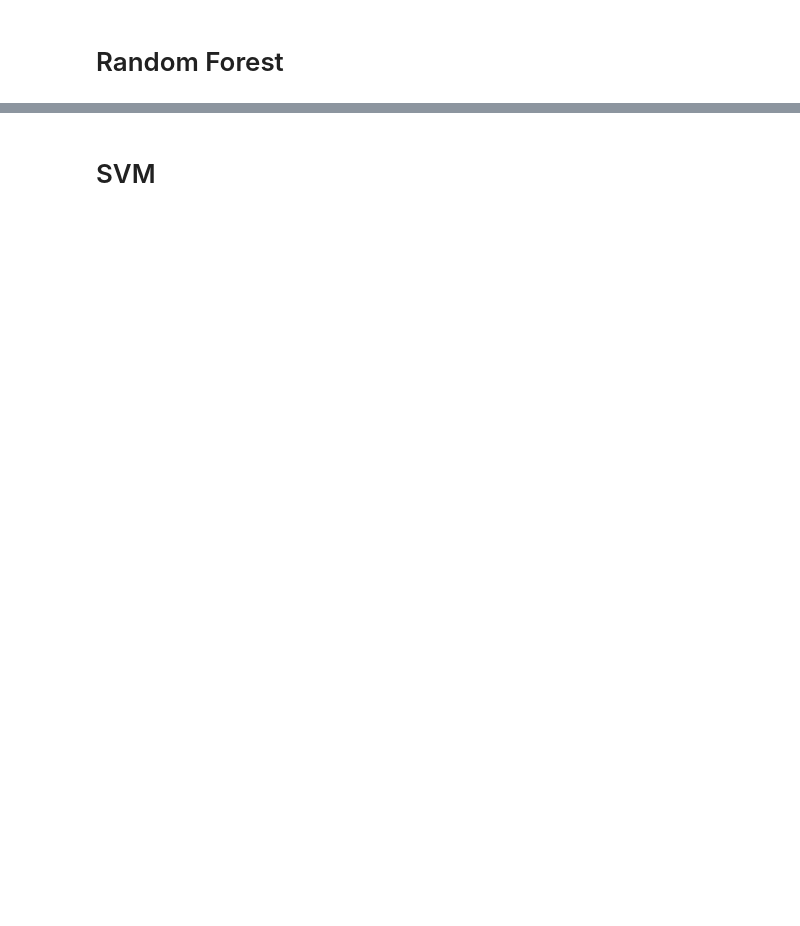
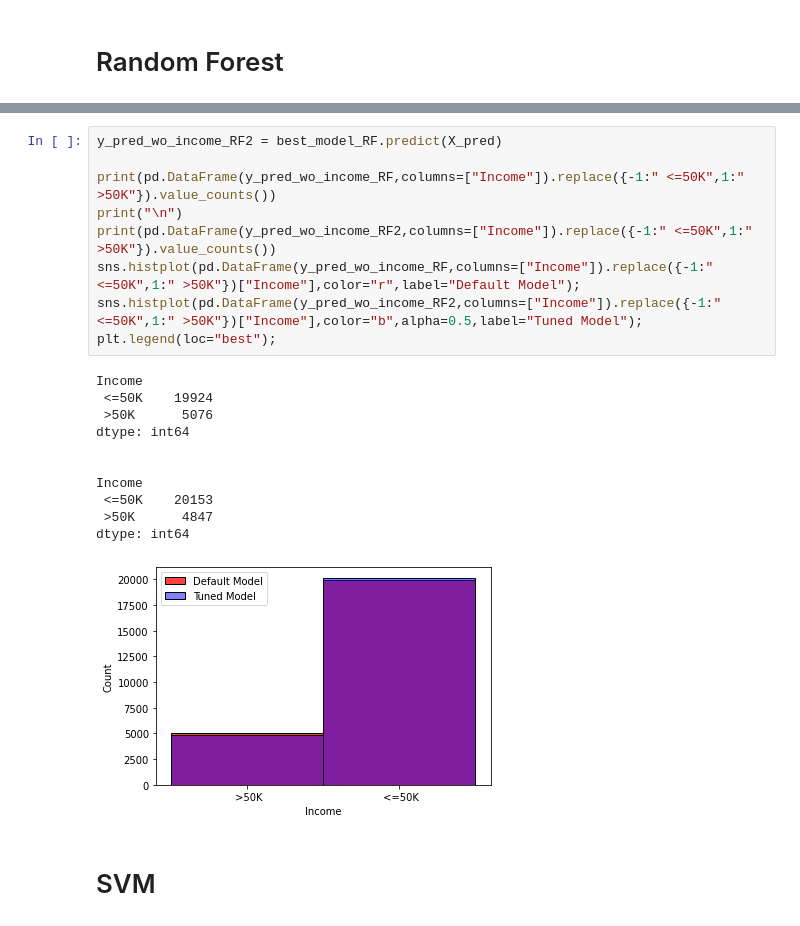
Before and after one commit to Kshitij301199/Income_Classification, a Jupyter notebook: models.ipynb, the cells around one changed output, grey strips where cells are left out. Saved outputs shown, nothing was run; the diff lists cells and outputs as text; blank space fills up the shorter version.

```diff
--- a/models.ipynb
+++ b/models.ipynb
@@ -339,3 +348,24 @@ dtype: int64
+# %%
+y_pred_wo_income_RF2 = best_model_RF.predict(X_pred)
+
+print(pd.DataFrame(y_pred_wo_income_RF,columns=["Income"]).replace({-1:" <=50K",1:" >50K"}).value_counts())
+print("\n")
+print(pd.DataFrame(y_pred_wo_income_RF2,columns=["Income"]).replace({-1:" <=50K",1:" >50K"}).value_counts())
+sns.histplot(pd.DataFrame(y_pred_wo_income_RF,columns=["Income"]).replace({-1:" <=50K",1:" >50K"})["Income"],color="r",label="Default Model");
+sns.histplot(pd.DataFrame(y_pred_wo_income_RF2,columns=["Income"]).replace({-1:" <=50K",1:" >50K"})["Income"],color="b",alpha=0.5,label="Tuned Model");
+plt.legend(loc="best");
+# %% [output]
+Income
+ <=50K    19924
+ >50K      5076
+dtype: int64
+
+
+Income
+ <=50K    20153
+ >50K      4847
+dtype: int64
+[figure, added]
 # %% [markdown]
 # SVM
 # %%
```
Also changed, not shown: parts of 65 cells of this notebook.
